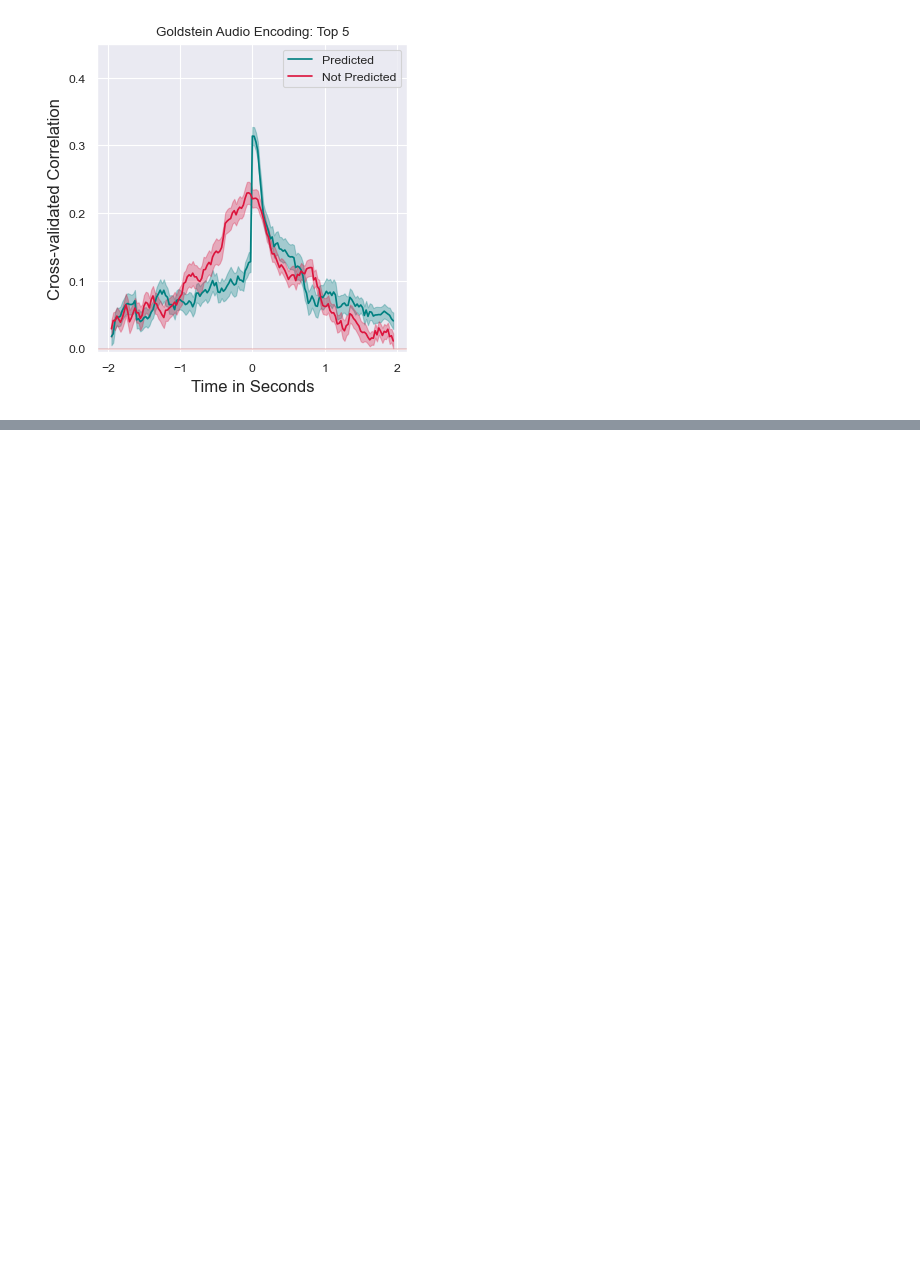
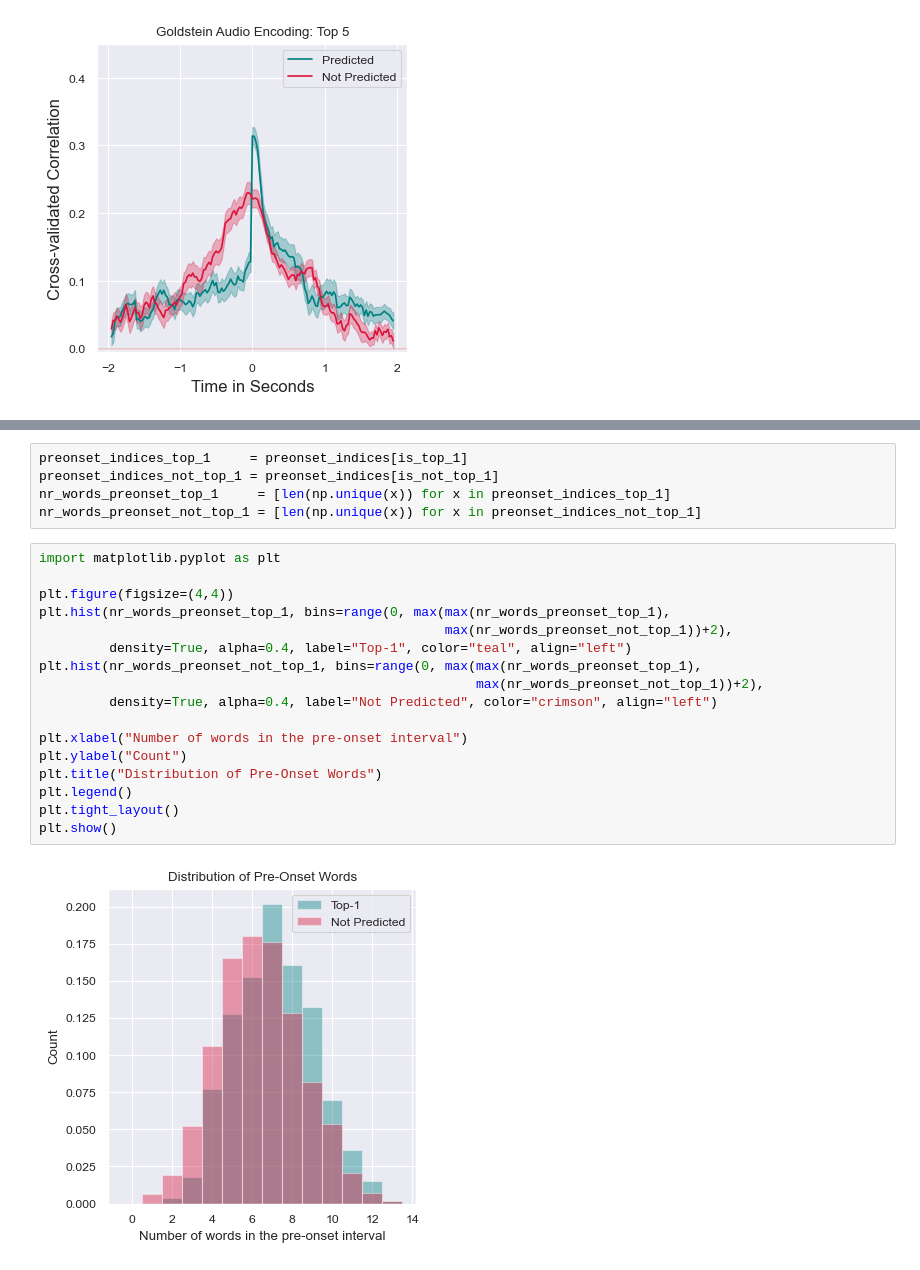
Before and after one commit to InesSchoenmann/Lingpred, a Jupyter notebook: notebooks_new/Audio_Encoding.ipynb, the cells around one changed output, grey strips where cells are left out. Saved outputs shown, nothing was run; the diff lists cells and outputs as text; blank space fills up the shorter version.

```diff
--- a/notebooks_new/Audio_Encoding.ipynb
+++ b/notebooks_new/Audio_Encoding.ipynb
@@ -534,0 +708,24 @@ Text(0.5, 1.0, 'Goldstein Audio Encoding: Top 5')
+# %%
+preonset_indices_top_1     = preonset_indices[is_top_1]
+preonset_indices_not_top_1 = preonset_indices[is_not_top_1]
+nr_words_preonset_top_1     = [len(np.unique(x)) for x in preonset_indices_top_1]
+nr_words_preonset_not_top_1 = [len(np.unique(x)) for x in preonset_indices_not_top_1]
+# %%
+import matplotlib.pyplot as plt
+
+plt.figure(figsize=(4,4))
+plt.hist(nr_words_preonset_top_1, bins=range(0, max(max(nr_words_preonset_top_1),
+                                                    max(nr_words_preonset_not_top_1))+2),
+         density=True, alpha=0.4, label="Top-1", color="teal", align="left")
+plt.hist(nr_words_preonset_not_top_1, bins=range(0, max(max(nr_words_preonset_top_1),
+                                                        max(nr_words_preonset_not_top_1))+2),
+         density=True, alpha=0.4, label="Not Predicted", color="crimson", align="left")
+
+plt.xlabel("Number of words in the pre-onset interval")
+plt.ylabel("Count")
+plt.title("Distribution of Pre-Onset Words")
+plt.legend()
+plt.tight_layout()
+plt.show()
+# %% [output]
+[figure, added]
```
Also changed, not shown: parts of 18 cells of this notebook, 1 other file.
